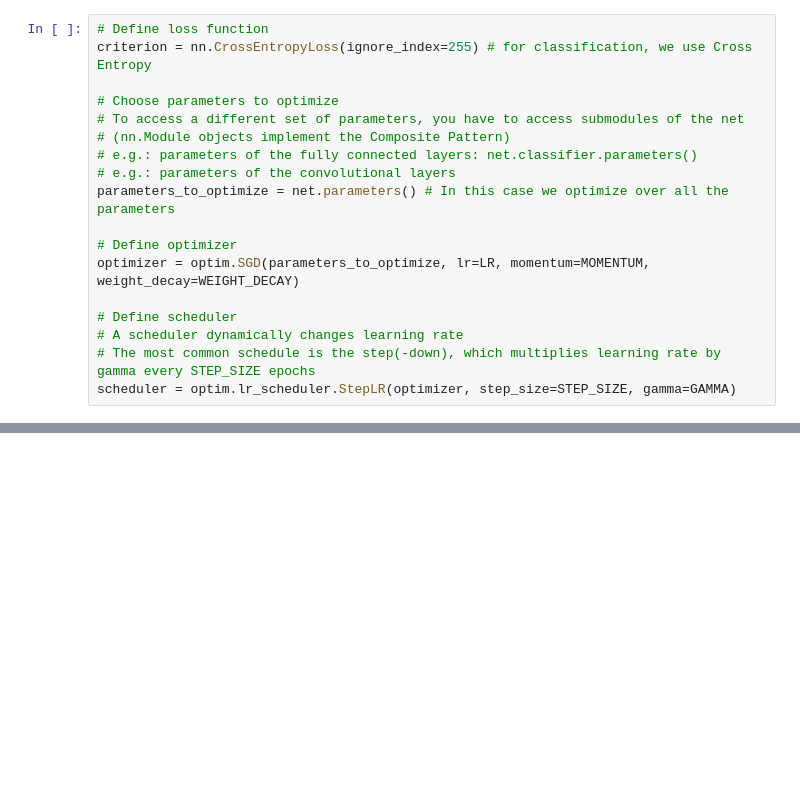
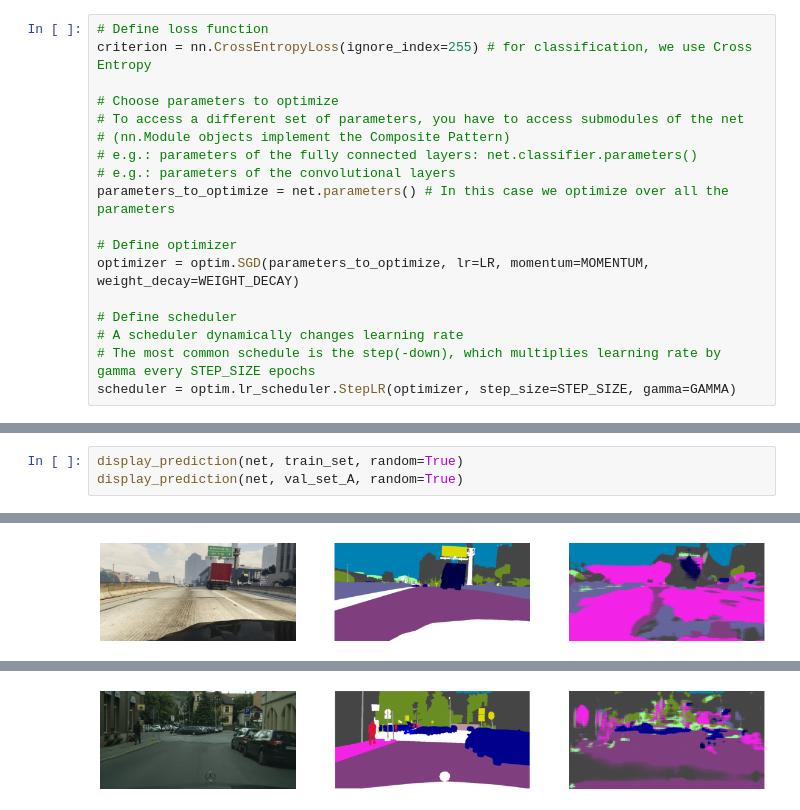
Before and after one commit to selenakkaya/FSS-self-driving-cars, a Jupyter notebook: Step4/main_gta5.ipynb, the cells around one changed output, grey strips where cells are left out. Drawn from its saved outputs; the diff is of its cells as text; blank space fills up the shorter version.

```diff
--- a/Step4/main_gta5.ipynb
+++ b/Step4/main_gta5.ipynb
@@ -275,0 +269,4 @@ elif MODE == 'TRAIN':
+# %%
+display_prediction(net, train_set, random=True)
+display_prediction(net, val_set_A, random=True)
+# %% [output]
@@ -275,0 +274 @@ elif MODE == 'TRAIN':
+[figure, added]
@@ -275,0 +276 @@ elif MODE == 'TRAIN':
+[figure, added]
```
Also changed, not shown: parts of 15 cells of this notebook.
